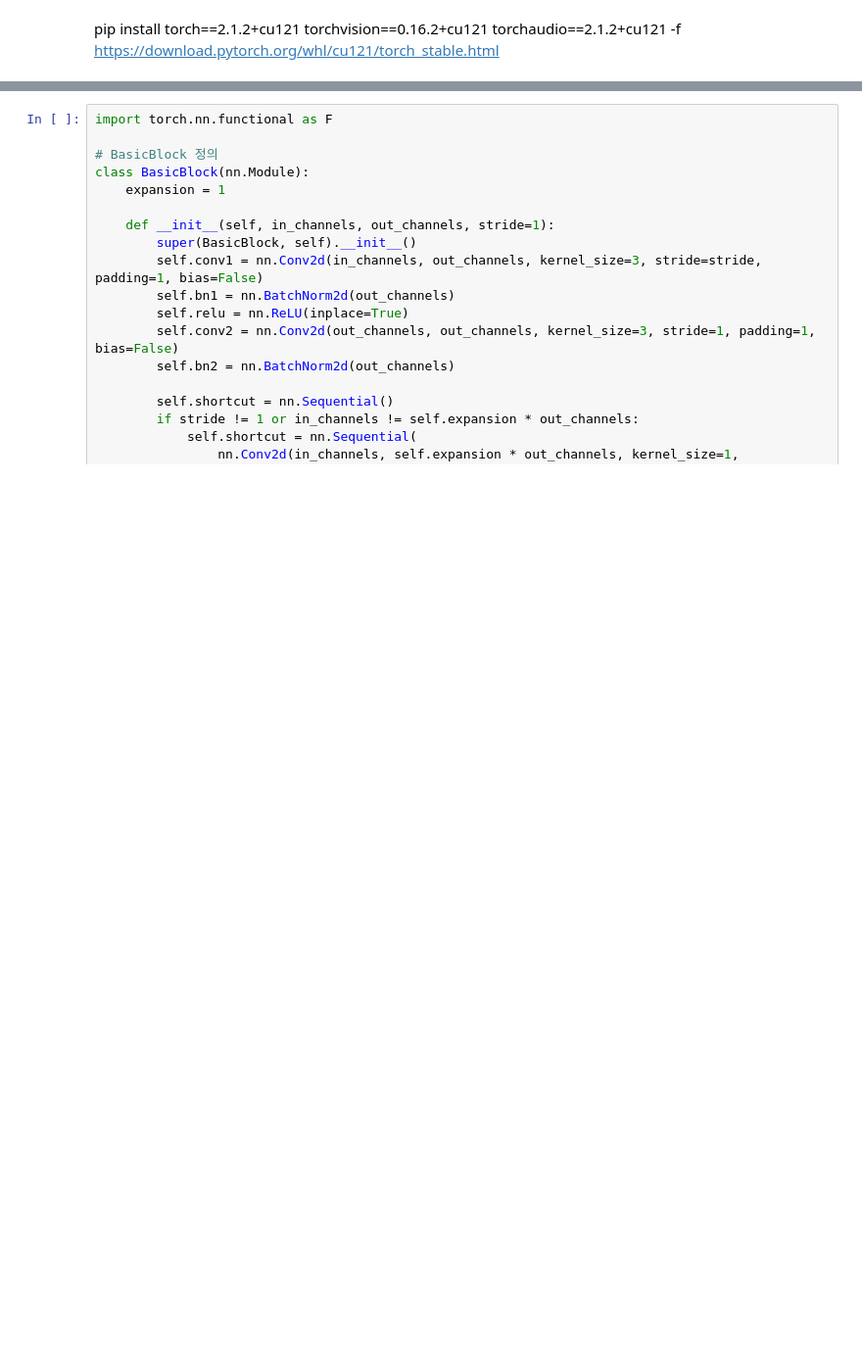
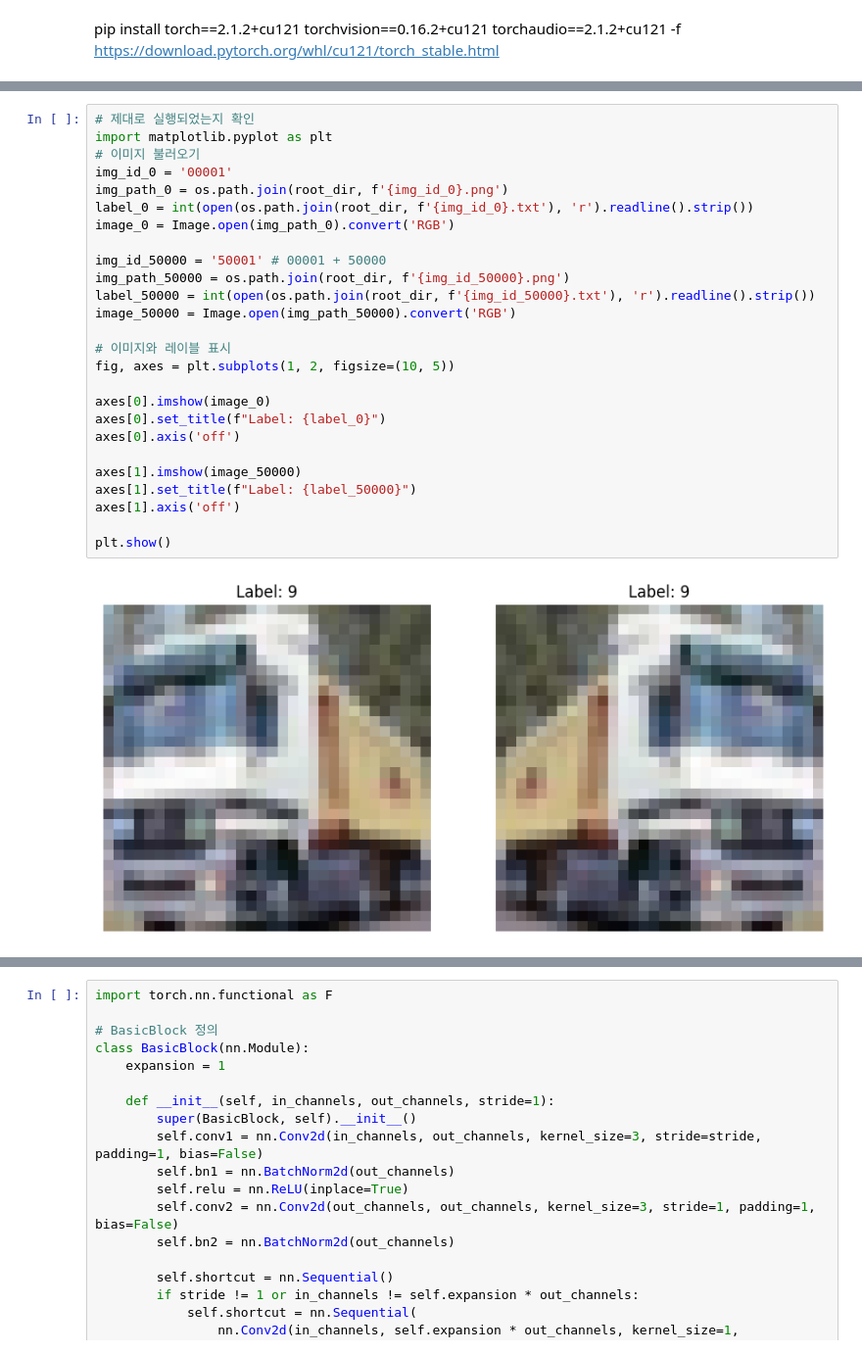
Before and after one commit to yyWnnaa/OpenCV-Python, a Jupyter notebook: cifar10test.ipynb, the cells around one changed output, grey strips where cells are left out. Shown at 98% size. Saved outputs shown, nothing was run; the diff lists cells and outputs as text; blank space fills up the shorter version.

```diff
--- a/cifar10test.ipynb
+++ b/cifar10test.ipynb
@@ -167,0 +81,28 @@ pip install torch==2.1.2+cu121 torchvision==0.16.2+cu121 torchaudio==2.1.2+cu121
+# %%
+# 제대로 실행되었는지 확인
+import matplotlib.pyplot as plt
+# 이미지 불러오기
+img_id_0 = '00001'
+img_path_0 = os.path.join(root_dir, f'{img_id_0}.png')
+label_0 = int(open(os.path.join(root_dir, f'{img_id_0}.txt'), 'r').readline().strip())
+image_0 = Image.open(img_path_0).convert('RGB')
+
+img_id_50000 = '50001' # 00001 + 50000
+img_path_50000 = os.path.join(root_dir, f'{img_id_50000}.png')
+label_50000 = int(open(os.path.join(root_dir, f'{img_id_50000}.txt'), 'r').readline().strip())
+image_50000 = Image.open(img_path_50000).convert('RGB')
+
+# 이미지와 레이블 표시
+fig, axes = plt.subplots(1, 2, figsize=(10, 5))
+
+axes[0].imshow(image_0)
+axes[0].set_title(f"Label: {label_0}")
+axes[0].axis('off')
+
+axes[1].imshow(image_50000)
+axes[1].set_title(f"Label: {label_50000}")
+axes[1].axis('off')
+
+plt.show()
+# %% [output]
+[figure, added]
```
Also changed, not shown: parts of 21 cells of this notebook.
